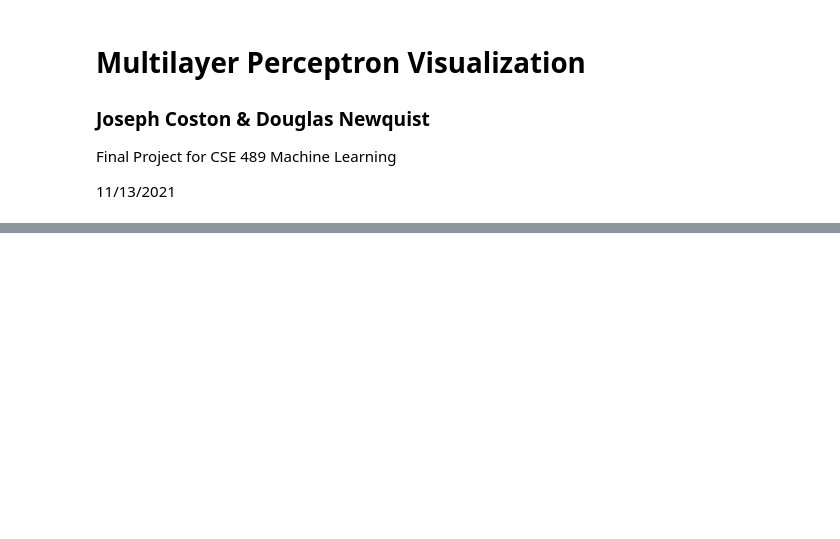
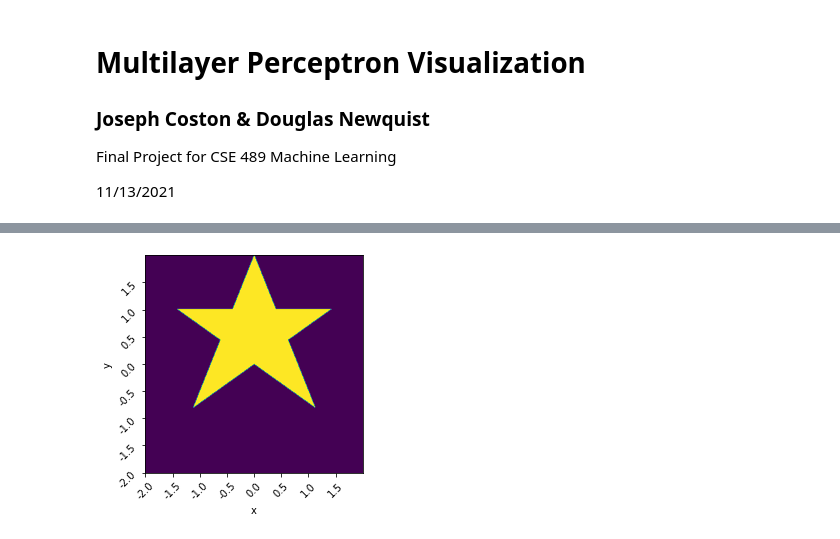
Before and after one commit to joseph-coston/Multilayer-Perceptron, a Jupyter notebook: MLP.ipynb, the cells around one changed output, grey strips where cells are left out. Saved outputs shown, nothing was run; the diff lists cells and outputs as text; code cells hidden in the pictures; blank space fills up the shorter version.

```diff
--- a/MLP.ipynb
+++ b/MLP.ipynb
@@ -129,0 +193,4 @@ visualize(hourglass, 400, 0.05)
+# %%
+visualize(star, 400, 0.01)
+# %% [output]
+[figure, added]
```
Also changed, not shown: parts of 11 cells of this notebook.
